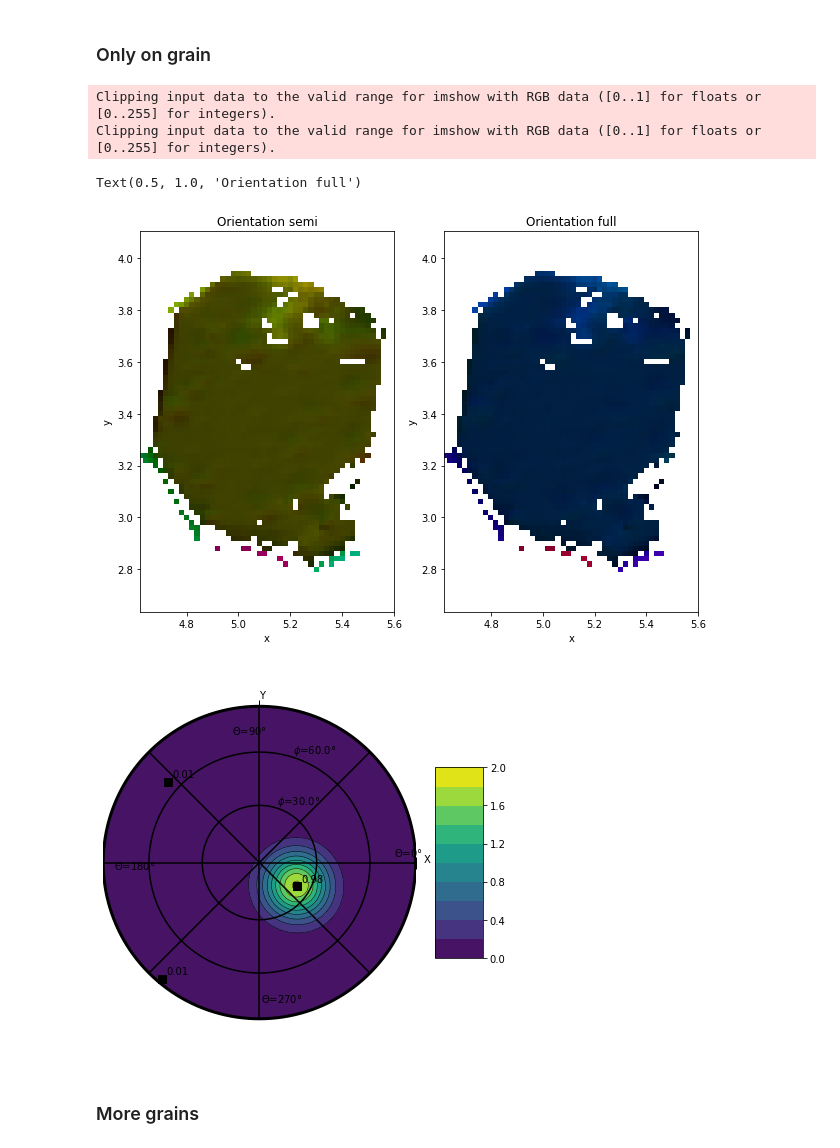
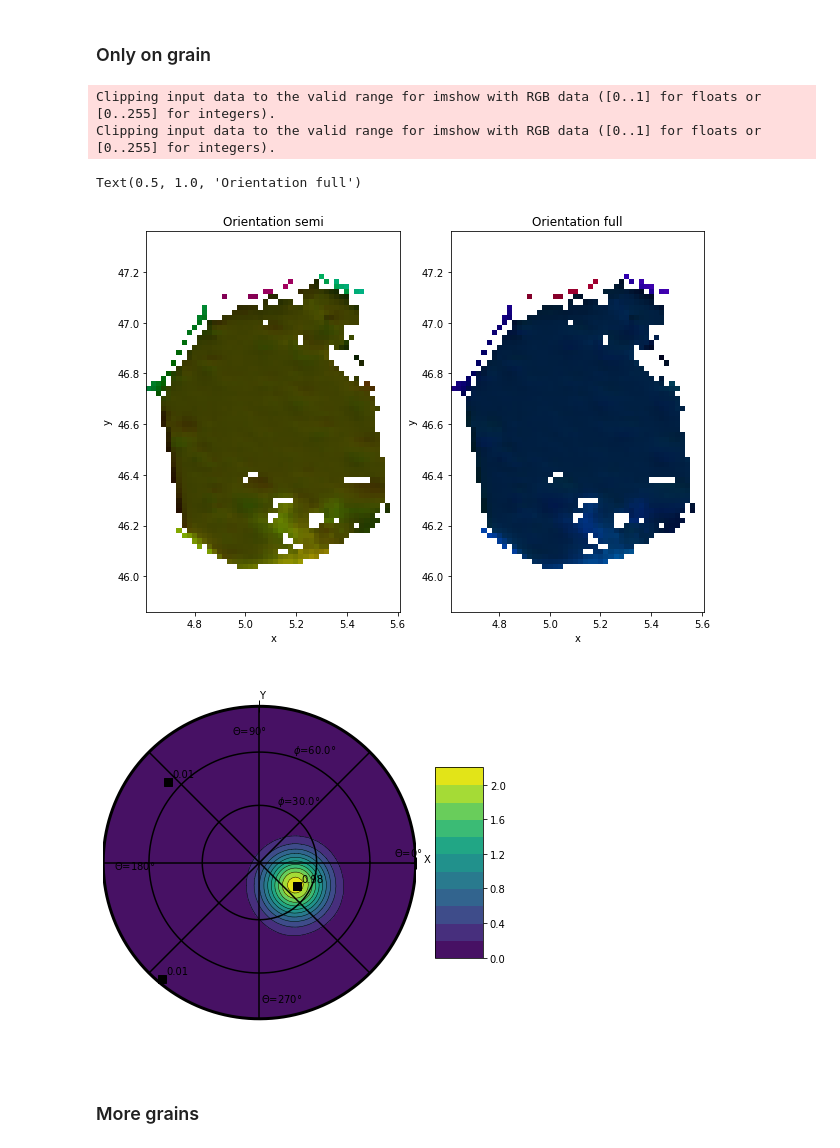
Before and after one commit to ThomasChauve/AITA-book, a Jupyter notebook: docs/Quick_start.ipynb, the cells around one changed output. Saved outputs shown, nothing was run; the diff lists cells and outputs as text; code cells hidden in the pictures.

```diff
--- a/docs/Quick_start.ipynb
+++ b/docs/Quick_start.ipynb
@@ -145,32 +145,27 @@ The 3rd eigen value is : 0.2909032 . Associated with the vector : [-0.16215347
 # %%
 gId=100
 # %%
-ds=data.where(data.grainId==gId)
+ds=data.where(data.grainId==gId,drop=True)
 # %%
-lx,ly=np.where(~np.isnan(np.array(ds.grainId)))
 plt.figure(figsize=(10,7))
 plt.subplot(1,2,1)
 ds.SemiColormap.plot.imshow()
 plt.axis('equal')
-plt.ylim([data.x[np.min(lx)],data.x[np.max(lx)]])
-plt.xlim([data.y[np.min(ly)],data.y[np.max(ly)]])
 plt.title('Orientation semi')
 plt.subplot(1,2,2)
 ds.FullColormap.plot.imshow()
 plt.axis('equal')
-plt.ylim([data.x[np.min(lx)],data.x[np.max(lx)]])
-plt.xlim([data.y[np.min(ly)],data.y[np.max(ly)]])
 plt.title('Orientation full')
 # %% [output]
 Clipping input data to the valid range for imshow with RGB data ([0..1] for floats or [0..255] for integers).
 Clipping input data to the valid range for imshow with RGB data ([0..1] for floats or [0..255] for integers).
 Text(0.5, 1.0, 'Orientation full')
-[figure, old version]
+[figure, new version]
 # %%
 plt.figure(figsize=(7,7))
 ds.orientation.uvecs.plotODF(nbr=100)
 # %% [output]
-[figure, old version]
+[figure, new version]
 # %% [markdown]
 ### More grains
 # %%
```
Also changed, not shown: parts of 7 cells of this notebook.
